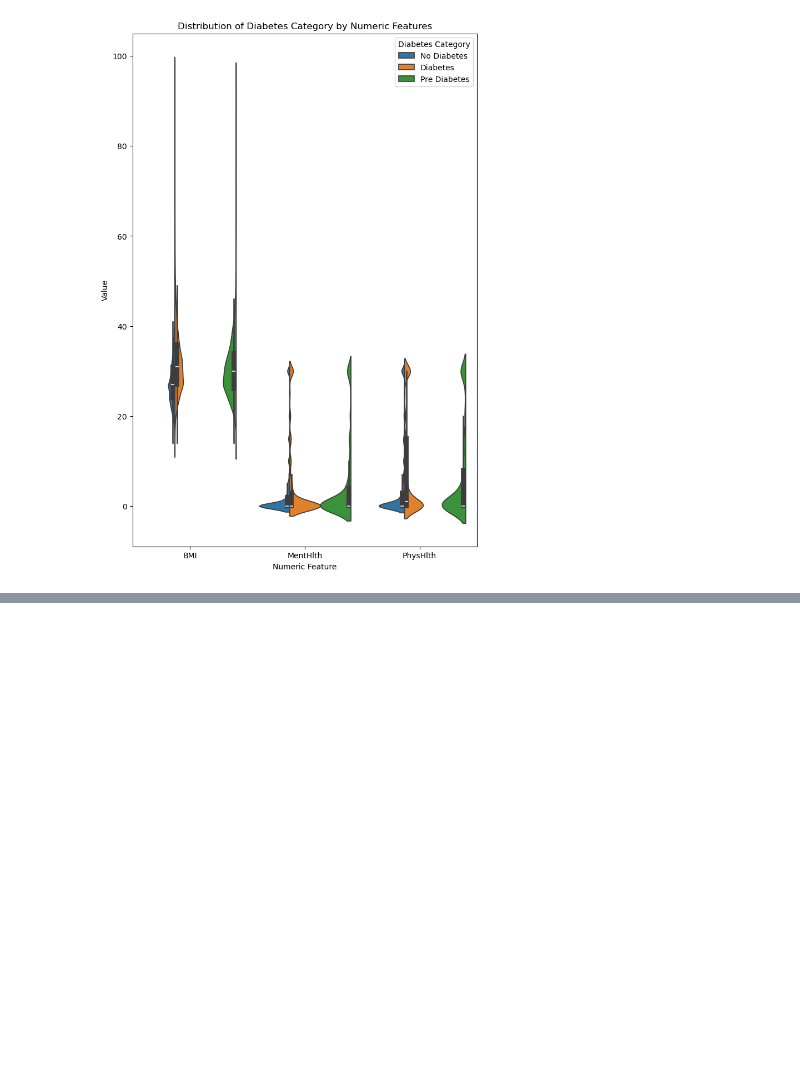
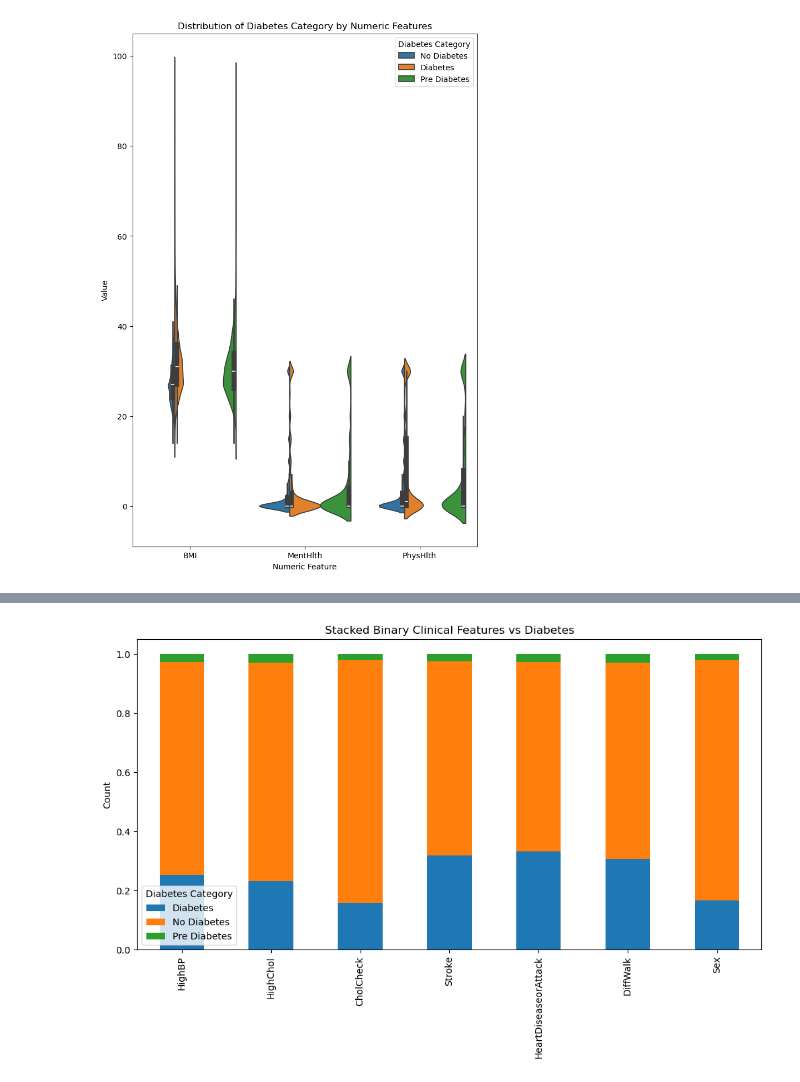
Before and after one commit to sujmishra/data-science-berkley, a Jupyter notebook: Assignment-20.1/capstone-eda.ipynb, the cells around one changed output, grey strips where cells are left out. Drawn from its saved outputs; the diff is of its cells as text; code cells hidden in the pictures; blank space fills up the shorter version.

```diff
--- a/Assignment-20.1/capstone-eda.ipynb
+++ b/Assignment-20.1/capstone-eda.ipynb
@@ -156,0 +179,24 @@ plt.show()
+# %%
+# We will create a stacked bar chart with proportions for binary Clinical features
+stacked_list=[]
+for feature in bin_clinical_features:
+    # Crosstab for each binary feature
+    ct = pd.crosstab(
+        plot_df[feature],
+        plot_df['Diabetes Category'],
+        normalize='index'
+    )
+
+    # Keep only "feature = 1" row (presence of condition)
+    ct = ct.loc[1]
+    ct.name = feature
+    stacked_list.append(ct)
+stacked_data = pd.DataFrame(stacked_list)
+stacked_data.plot(stacked=True, kind='bar', figsize=(12,6))
+plt.title("Stacked Binary Clinical Features vs Diabetes")
+plt.ylabel("Count")
+plt.legend(title="Diabetes Category")
+plt.savefig("images/clinical_stackplot.png", dpi =300)
+plt.show()
+# %% [output]
+[figure, added]
```
Also changed, not shown: parts of 5 cells of this notebook, 5 other files.
